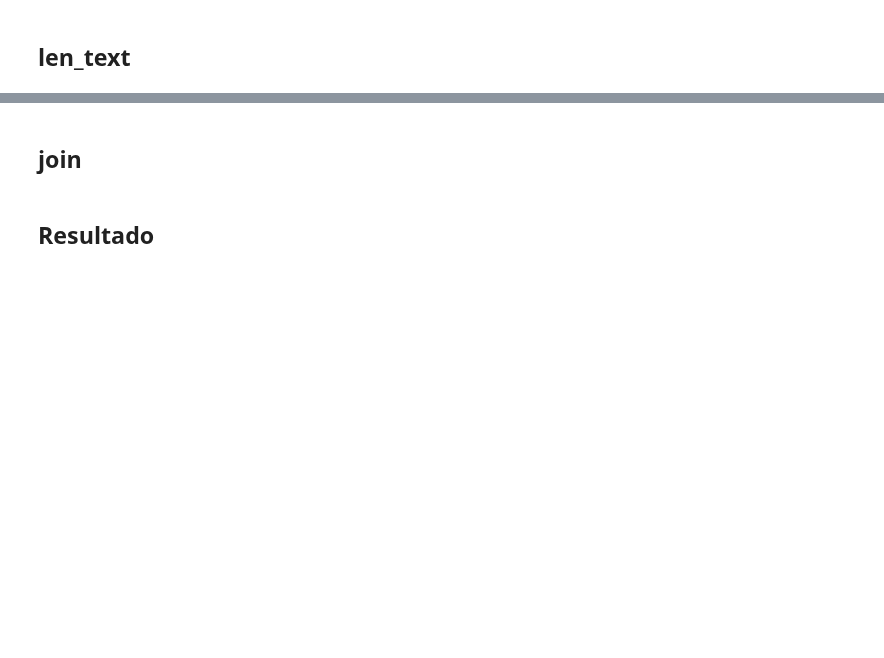
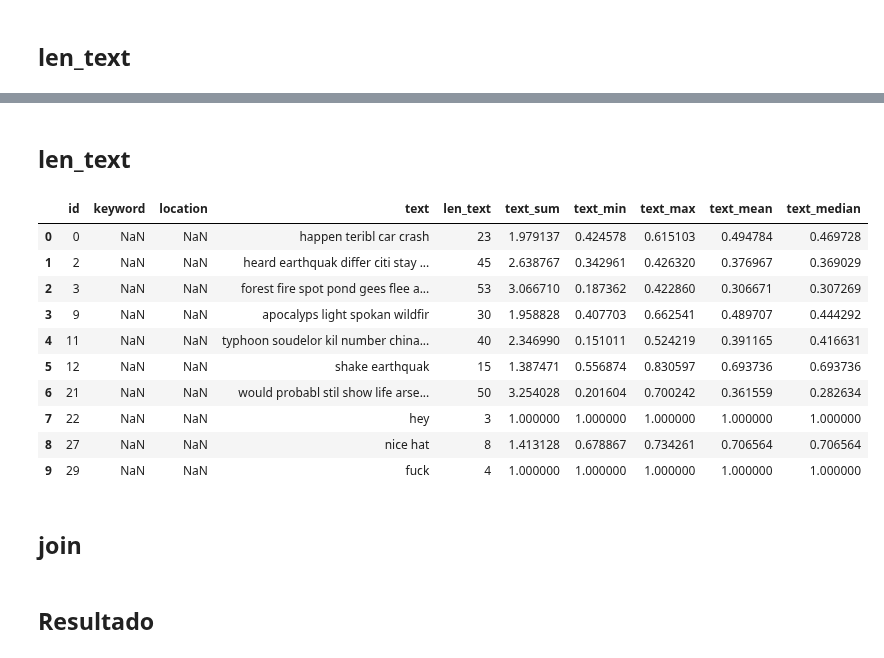
Before and after one commit to pablbob/9558-7506-Data-Hunters, a Jupyter notebook: TP2/feature_engineering.ipynb, the cells around one changed output, grey strips where cells are left out. Saved outputs shown, nothing was run; the diff lists cells and outputs as text; code cells hidden in the pictures; blank space fills up the shorter version.

```diff
--- a/TP2/feature_engineering.ipynb
+++ b/TP2/feature_engineering.ipynb
@@ -40,3 +269,21 @@ train.head(10)
+# %% [markdown]
+## len_text
+# %%
+pos_col_text = test.columns.get_loc('text')+1
+test.insert(loc=pos_col_text, column='len_text', value=test['text'].iloc[:].str.len().astype('int64'))
+test.head(10)
+# %% [output]
+|  | id | keyword | location | text | len_text | text_sum | text_min | text_max | text_mean | text_median |
+| 0 | 0 | NaN | NaN | happen teribl car crash | 23 | 1.979137 | 0.424578 | 0.615103 | 0.494784 | 0.469728 |
+| 1 | 2 | NaN | NaN | heard earthquak differ citi stay ... | 45 | 2.638767 | 0.342961 | 0.426320 | 0.376967 | 0.369029 |
+| 2 | 3 | NaN | NaN | forest fire spot pond gees flee a... | 53 | 3.066710 | 0.187362 | 0.422860 | 0.306671 | 0.307269 |
+| 3 | 9 | NaN | NaN | apocalyps light spokan wildfir | 30 | 1.958828 | 0.407703 | 0.662541 | 0.489707 | 0.444292 |
+| 4 | 11 | NaN | NaN | typhoon soudelor kil number china... | 40 | 2.346990 | 0.151011 | 0.524219 | 0.391165 | 0.416631 |
+| 5 | 12 | NaN | NaN | shake earthquak | 15 | 1.387471 | 0.556874 | 0.830597 | 0.693736 | 0.693736 |
+| 6 | 21 | NaN | NaN | would probabl stil show life arse... | 50 | 3.254028 | 0.201604 | 0.700242 | 0.361559 | 0.282634 |
+| 7 | 22 | NaN | NaN | hey | 3 | 1.000000 | 1.000000 | 1.000000 | 1.000000 | 1.000000 |
+| 8 | 27 | NaN | NaN | nice hat | 8 | 1.413128 | 0.678867 | 0.734261 | 0.706564 | 0.706564 |
+| 9 | 29 | NaN | NaN | fuck | 4 | 1.000000 | 1.000000 | 1.000000 | 1.000000 | 1.000000 |
 # %% [markdown]
 ## join
 # %% [markdown]
```
Also changed, not shown: parts of 43 cells of this notebook, 4 other files.
